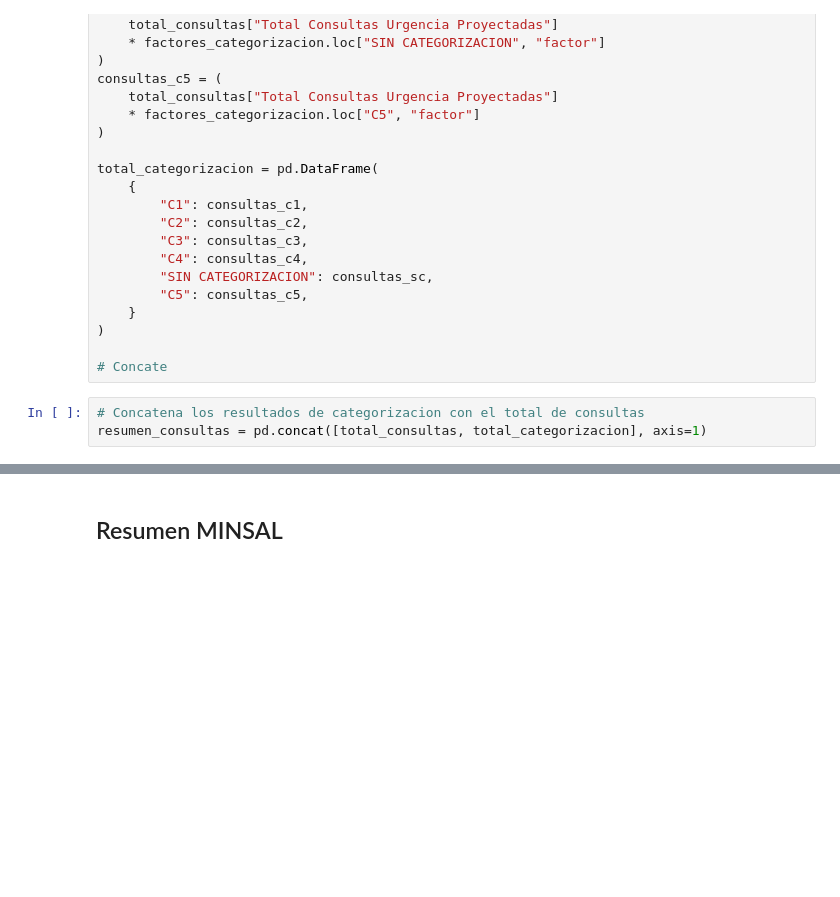
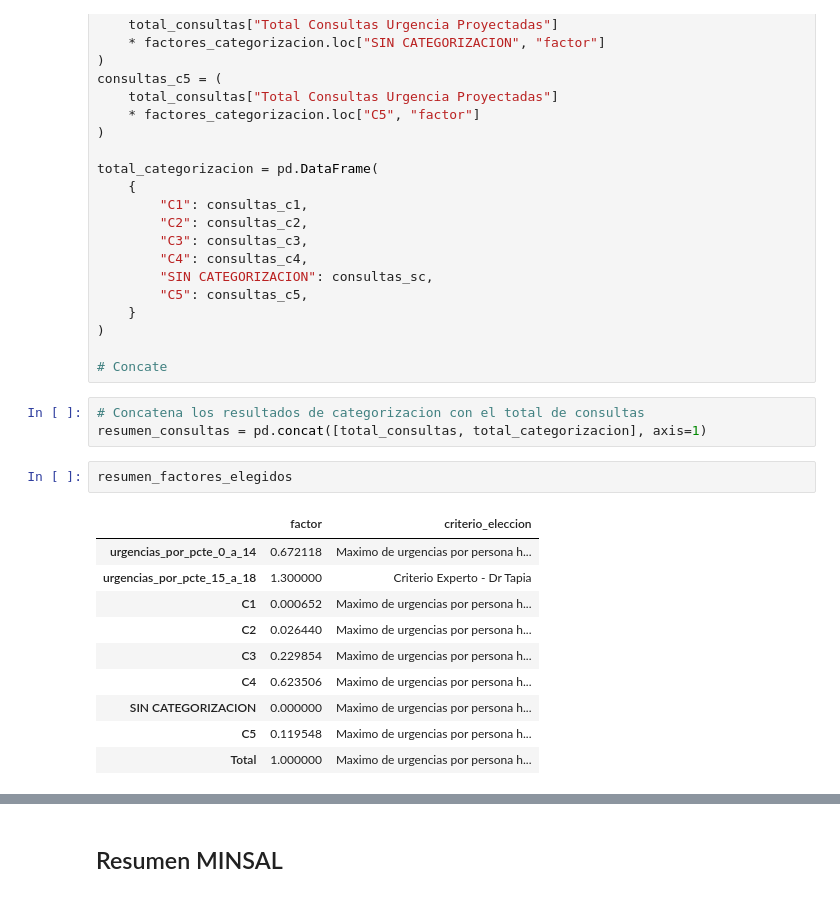
Before and after one commit to JavierRojas14/proyeccion-rdr, a Jupyter notebook: notebooks/5.0-jrb-emergency-unit.ipynb, the cells around one changed output, grey strips where cells are left out. Saved outputs shown, nothing was run; the diff lists cells and outputs as text; blank space fills up the shorter version.

```diff
--- a/notebooks/5.0-jrb-emergency-unit.ipynb
+++ b/notebooks/5.0-jrb-emergency-unit.ipynb
@@ -161,3 +204,16 @@ total_categorizacion = pd.DataFrame(
 # %%
 # Concatena los resultados de categorizacion con el total de consultas
 resumen_consultas = pd.concat([total_consultas, total_categorizacion], axis=1)
+# %%
+resumen_factores_elegidos
+# %% [output]
+|  | factor | criterio_eleccion |
+| urgencias_por_pcte_0_a_14 | 0.672118 | Maximo de urgencias por persona h... |
+| urgencias_por_pcte_15_a_18 | 1.300000 | Criterio Experto - Dr Tapia |
+| C1 | 0.000652 | Maximo de urgencias por persona h... |
+| C2 | 0.026440 | Maximo de urgencias por persona h... |
+| C3 | 0.229854 | Maximo de urgencias por persona h... |
+| C4 | 0.623506 | Maximo de urgencias por persona h... |
+| SIN CATEGORIZACION | 0.000000 | Maximo de urgencias por persona h... |
+| C5 | 0.119548 | Maximo de urgencias por persona h... |
+| Total | 1.000000 | Maximo de urgencias por persona h... |
```
Also changed, not shown: parts of 11 cells of this notebook.
